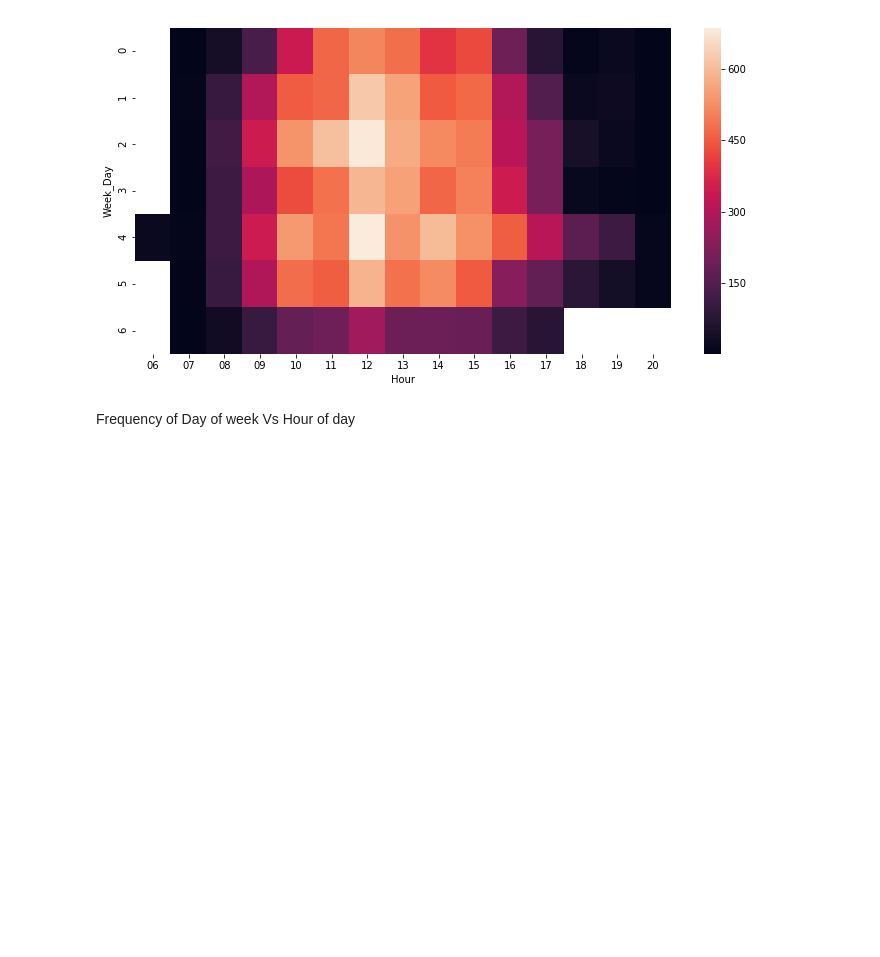
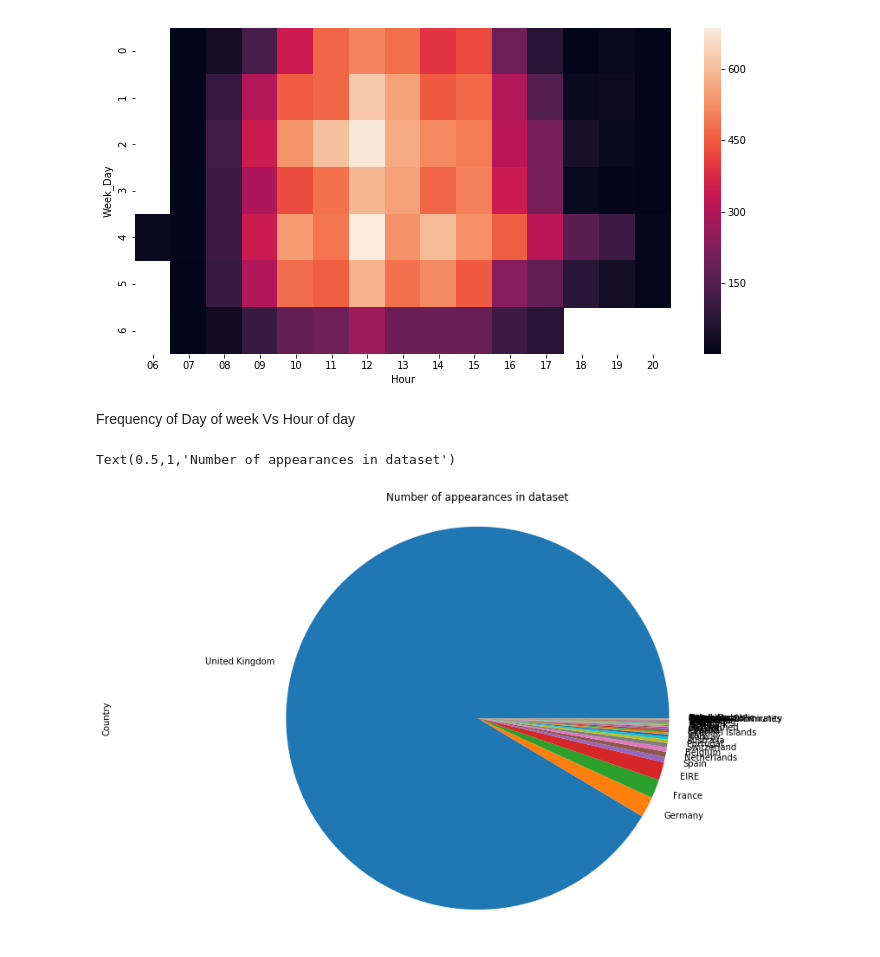
Before and after one commit to rahilshah10/IS, a Jupyter notebook: Zappos/Zappos.ipynb, the cells around one changed output. Saved outputs shown, nothing was run; the diff lists cells and outputs as text; code cells hidden in the pictures; blank space fills up the shorter version.

```diff
--- a/Zappos/Zappos.ipynb
+++ b/Zappos/Zappos.ipynb
@@ -377,6 +377,7 @@ ref2.head()
 Invoice Analysis
 # %%
 ds['Year_Month'] = ds['InvoiceDate'].apply(lambda y: (100*y.year) + y.month)
+ds['Month'] = ds['InvoiceDate'].apply(lambda y: y.month)
 ds['Week'] = ds['InvoiceDate'].apply(lambda y: y.strftime('%W'))
 ds['Day'] = ds['InvoiceDate'].apply(lambda y: y.strftime('%d'))
 ds['Week_Day'] = ds['InvoiceDate'].apply(lambda y: y.strftime('%w'))
@@ -456,3 +457,10 @@ plt.show()
 [figure]
 # %% [markdown]
 Frequency of Day of week Vs Hour of day
+# %%
+ds.Country.value_counts().plot(kind='pie')
+plt.axis('equal')
+plt.title('')
+# %% [output]
+Text(0.5,1,'Number of appearances in dataset')
+[figure, added]
```
Also changed, not shown: parts of 1 cell of this notebook.
